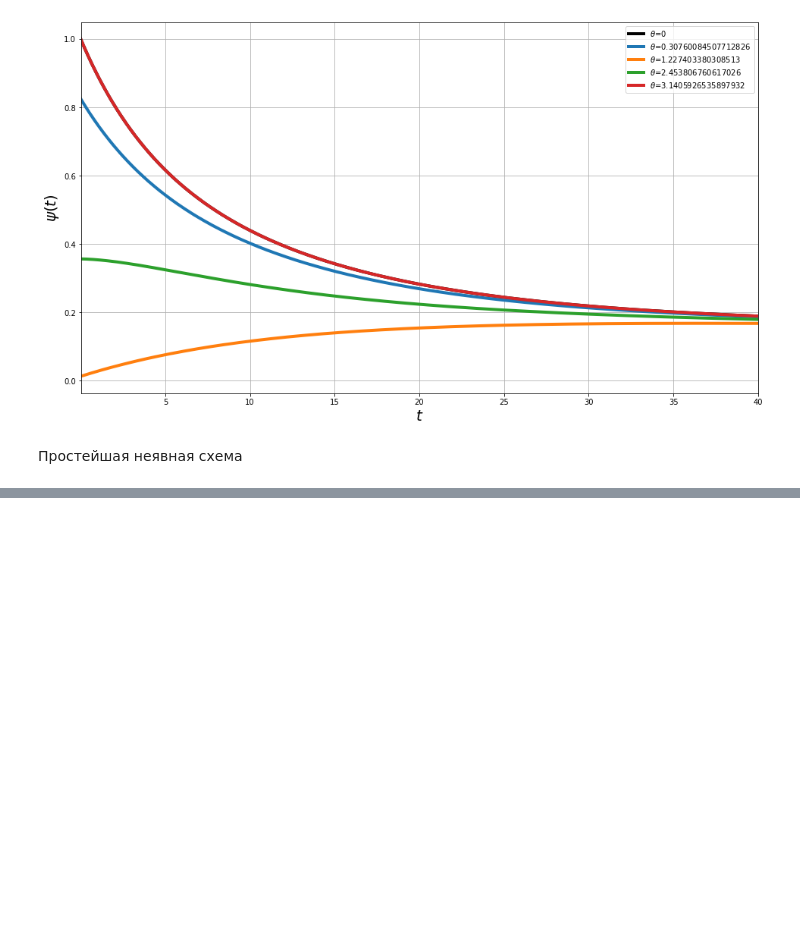
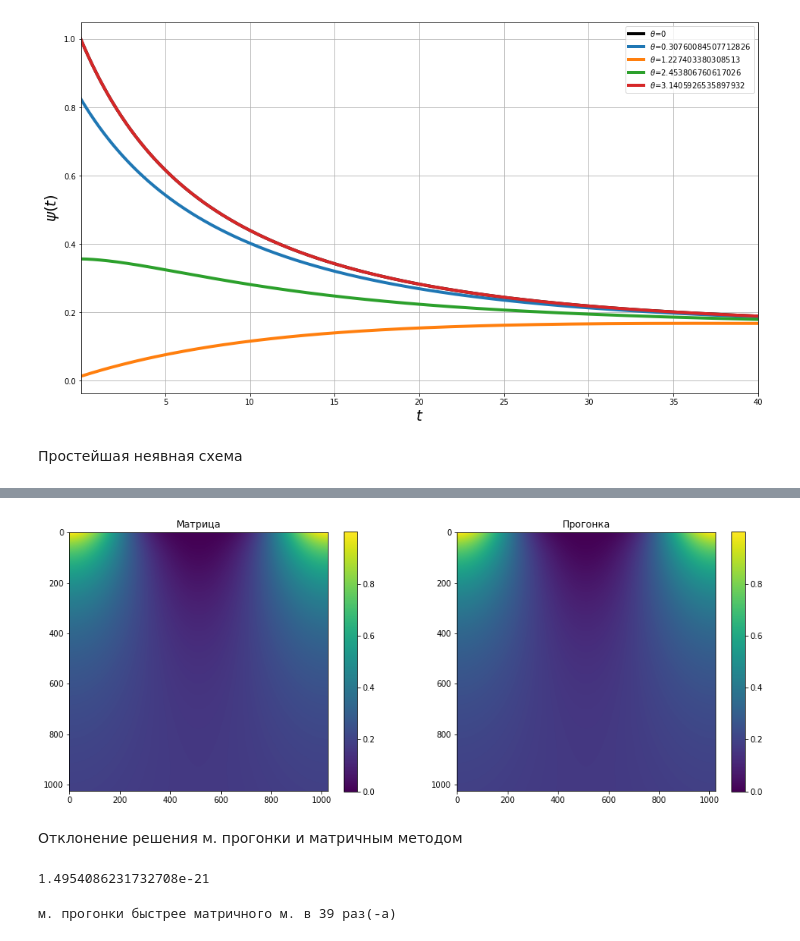
Before and after one commit to ArtemKashapov/NMoMF, a Jupyter notebook: implicit_alg/implicit_algorithm.ipynb, the cells around one changed output, grey strips where cells are left out. Drawn from its saved outputs; the diff is of its cells as text; code cells hidden in the pictures; blank space fills up the shorter version.

```diff
--- a/implicit_alg/implicit_algorithm.ipynb
+++ b/implicit_alg/implicit_algorithm.ipynb
@@ -135,0 +211,20 @@ plt.show()
+# %%
+def tri_diag_solver_right(a, c, b, f):
+    n = c.size
+    k = n - 1
+    alpha = np.zeros(k)
+    beta = np.zeros(k)
+    x = np.zeros(n)
+
+    alpha[0] = - b[0] / c[0]
+    beta[0] = f[0] / c[0]
+
+    for ind in range(1, k):
+        alpha[ind] = - b[ind] / (a[ind - 1] * alpha[ind - 1] + c[ind])
+        beta[ind] = (f[ind] - a[ind - 1] * beta[ind - 1]) / (a[ind - 1] * alpha[ind - 1] + c[ind])
+
+    x[-1] = (f[-1] - a[-1] * beta[-1]) / (a[-1] * alpha[-1] + c[-1])
+
+    for ind in range(n - 2, -1, -1):
+        x[ind] = alpha[ind] * x[ind + 1] + beta[ind]
+    return x
@@ -135,0 +276,23 @@ plt.show()
+# %%
+f = plt.figure(figsize=[16, 6])
+plt.subplot(1, 2, 1)
+plt.imshow(v)
+plt.colorbar()
+plt.title('Матрица')
+plt.subplot(1, 2, 2)
+plt.imshow(v_prog)
+plt.colorbar()
+plt.title('Прогонка')
+plt.show()
+# %% [output]
+[figure, added]
+# %% [markdown]
+Отклонение решения м. прогонки и матричным методом
+# %%
+print(sum(sum(np.abs(v_prog - v) ** 2)))
+# %% [output]
+1.4954086231732708e-21
+# %%
+print('м. прогонки быстрее матричного м. в ' + str(round(t_matrix / t_tridiag)) + ' раз(-а)')
+# %% [output]
+м. прогонки быстрее матричного м. в 39 раз(-а)
```
Also changed, not shown: parts of 8 cells of this notebook, 2 other files.
